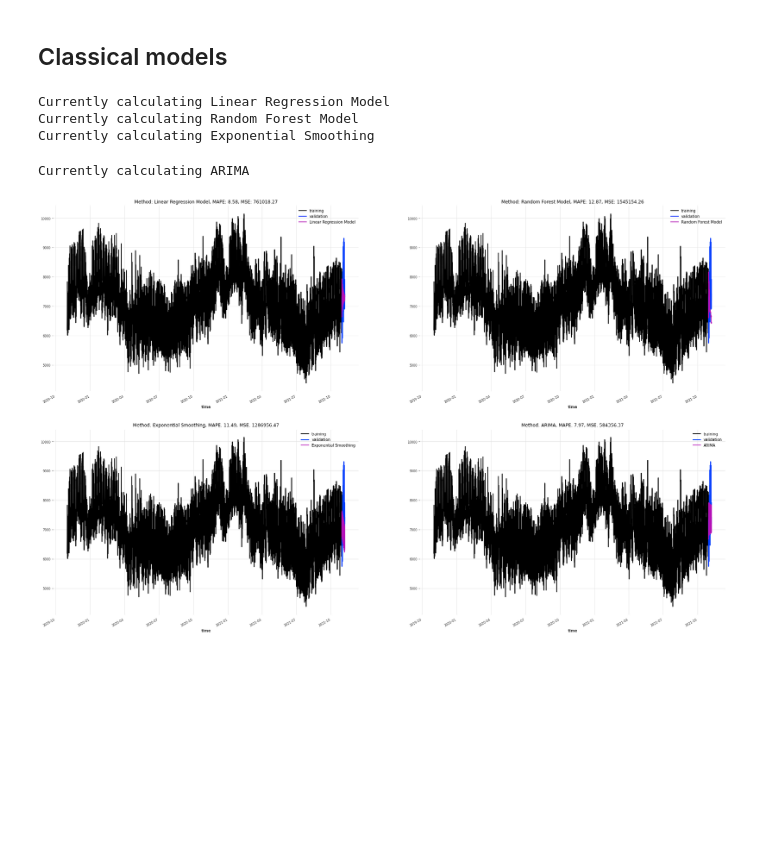
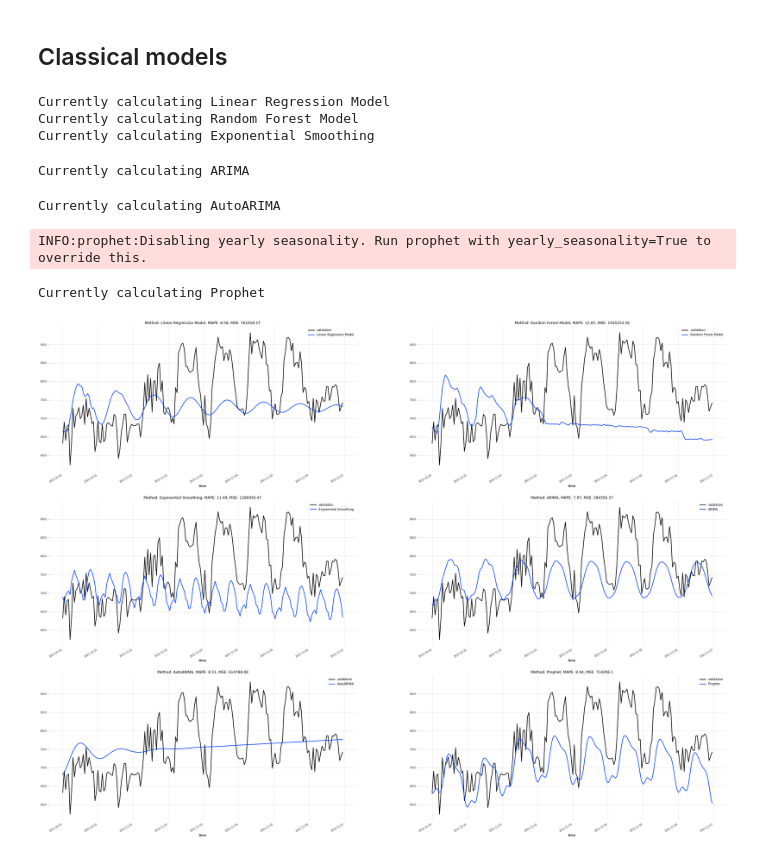
Before and after one commit to lemonhead94/energy-systems-iot, a Jupyter notebook: LoadForcasting.ipynb, the cells around one changed output. Cells and saved outputs as stored; diff of their text form; code cells hidden in the pictures; blank space fills up the shorter version.

Commit message:
added AutoARIMA and Facebook Prophet Model

```diff
--- a/LoadForcasting.ipynb
+++ b/LoadForcasting.ipynb
@@ -81,42 +81,49 @@ validation.plot(label='validation')
 # %% [markdown]
 ## Classical models
 # %%
-from darts.models import LinearRegressionModel, RandomForest, ExponentialSmoothing, ARIMA
+from darts.models import LinearRegressionModel, RandomForest, ExponentialSmoothing, ARIMA, AutoARIMA, Prophet
 from darts.metrics import mape, mse
 
 # since we are using hourly data it makes sense to use the last 24 hours [lags] to predict the next value
 model0 = LinearRegressionModel(lags=24)
 model1 = RandomForest(lags=24, n_estimators=300) # don't really know what's a sensible number for amount of trees here, just chose 300
 model2 = ExponentialSmoothing(seasonal_periods=24)
 model3 = ARIMA(p=12, d=1, q=24)
+model4 = AutoARIMA()
+model5 = Prophet()
 
 models = {
     "Linear Regression Model" : model0,
     "Random Forest Model" : model1,
     "Exponential Smoothing" : model2,
-    "ARIMA" : model3
+    "ARIMA" : model3,
+    "AutoARIMA" : model4,
+    "Prophet" : model5
 }
 
-fig = plt.figure(figsize=(32, 20))
+fig = plt.figure(figsize=(40, 30))
 for i, (name, model) in enumerate(models.items()):
     print(f"Currently calculating {name}")
     model.fit(series=training)
     predictions = model.predict(n=len(validation))
     mape_score = round(mape(validation, predictions), 2)
     mse_score = round(mse(validation, predictions), 2)
 
     # plotting figure
-    fig.add_subplot(2, 2, i+1)
-    training.plot(label="training")
+    fig.add_subplot(3, 2, i+1)
+    #training.plot(label="training")
     validation.plot(label="validation")
     predictions.plot(label=name)
     plt.title(f"Method: {name}, MAPE: {mape_score}, MSE: {mse_score}")
     plt.legend()
 # fig.tight_layout()
 plt.show()
 # %% [output]
 Currently calculating Linear Regression Model
 Currently calculating Random Forest Model
 Currently calculating Exponential Smoothing
 Currently calculating ARIMA
+Currently calculating AutoARIMA
+INFO:prophet:Disabling yearly seasonality. Run prophet with yearly_seasonality=True to override this.
+Currently calculating Prophet
-[figure, old version]
+[figure, new version]
```
